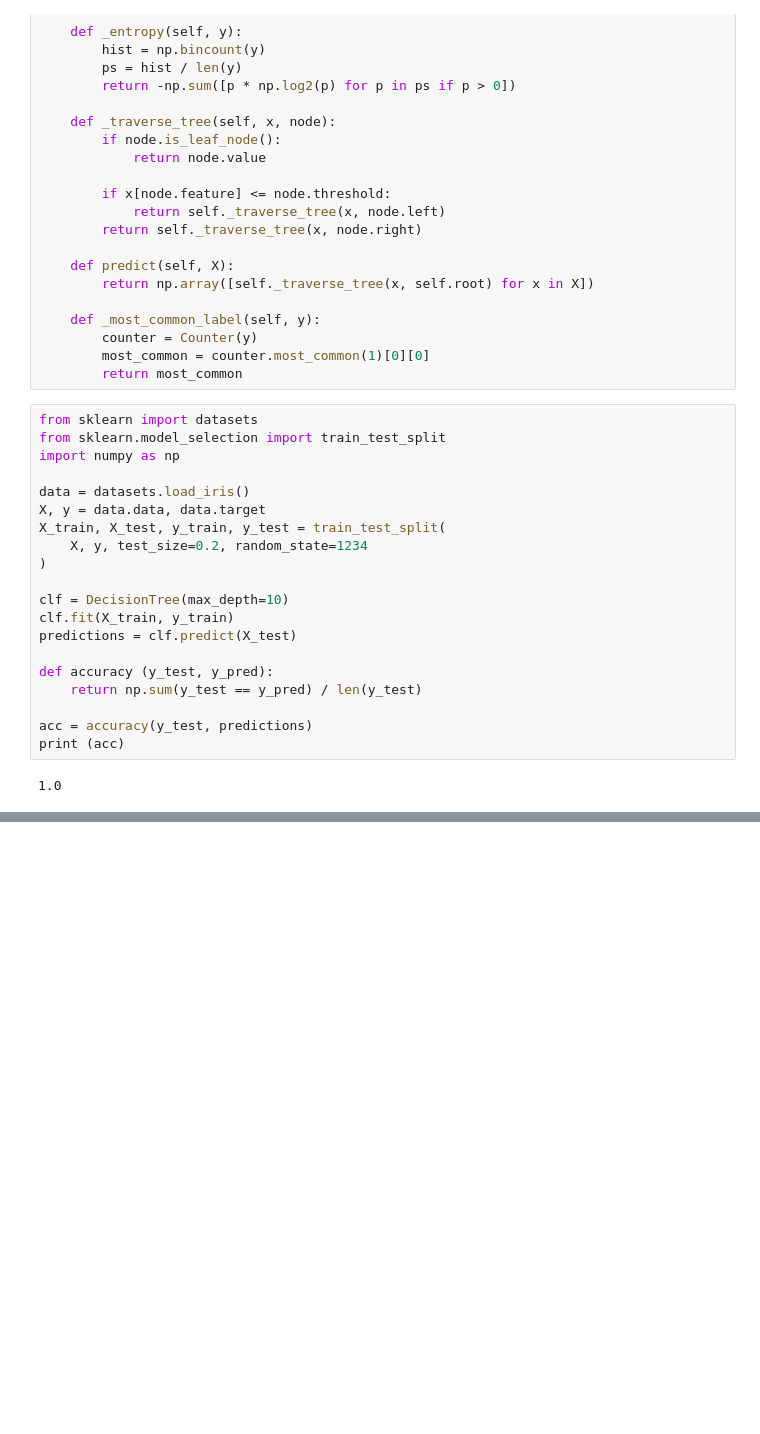
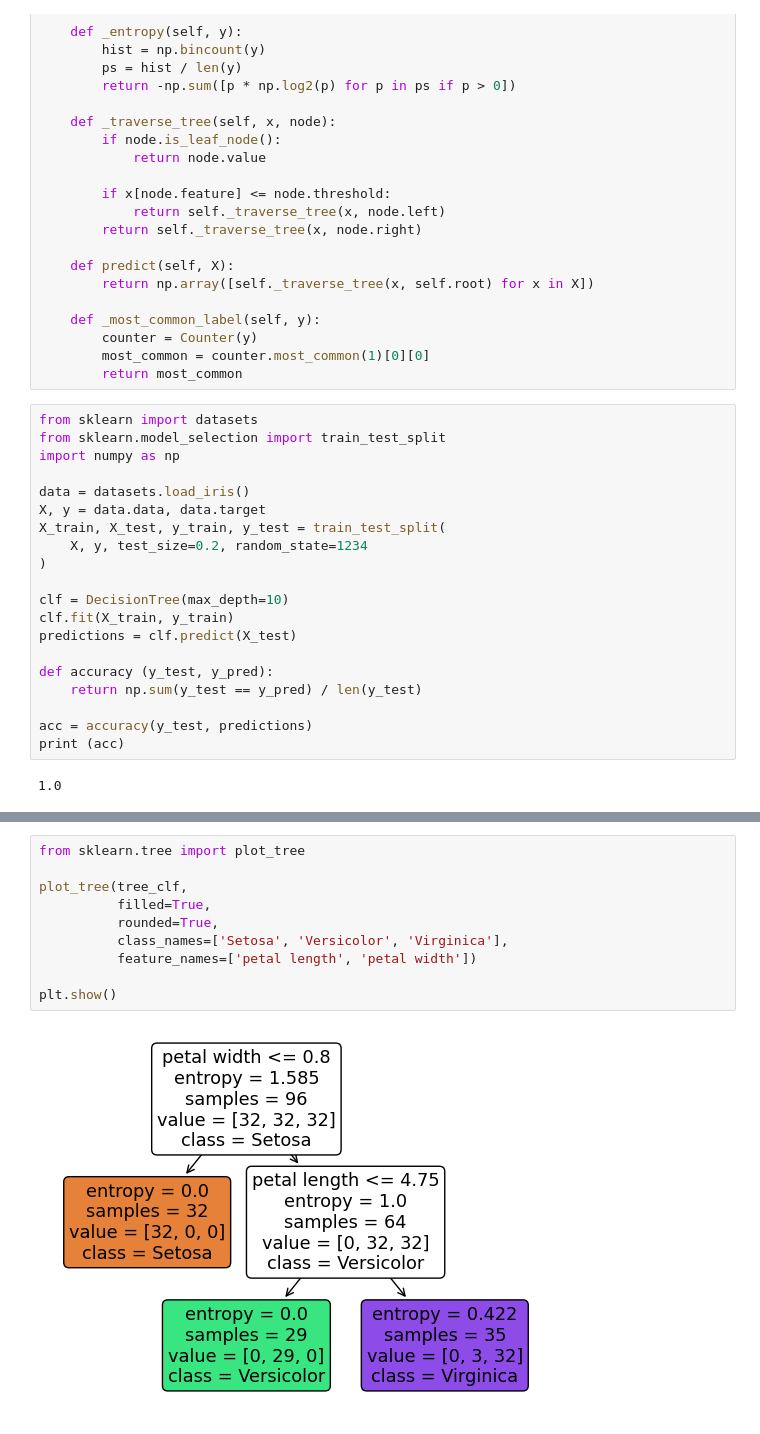
Before and after one commit to sirgypsyg/Artificial-Intelligence, a Jupyter notebook: lab4/decisionTree.ipynb, the cells around one changed output, grey strips where cells are left out. Drawn from its saved outputs; the diff is of its cells as text; blank space fills up the shorter version.

```diff
--- a/lab4/decisionTree.ipynb
+++ b/lab4/decisionTree.ipynb
@@ -131,0 +333,12 @@ print (acc)
+# %%
+from sklearn.tree import plot_tree
+
+plot_tree(tree_clf,
+          filled=True,
+          rounded=True,
+          class_names=['Setosa', 'Versicolor', 'Virginica'],
+          feature_names=['petal length', 'petal width'])
+
+plt.show()
+# %% [output]
+[figure, added]
```
Also changed, not shown: parts of 14 cells of this notebook, 4 other files.
